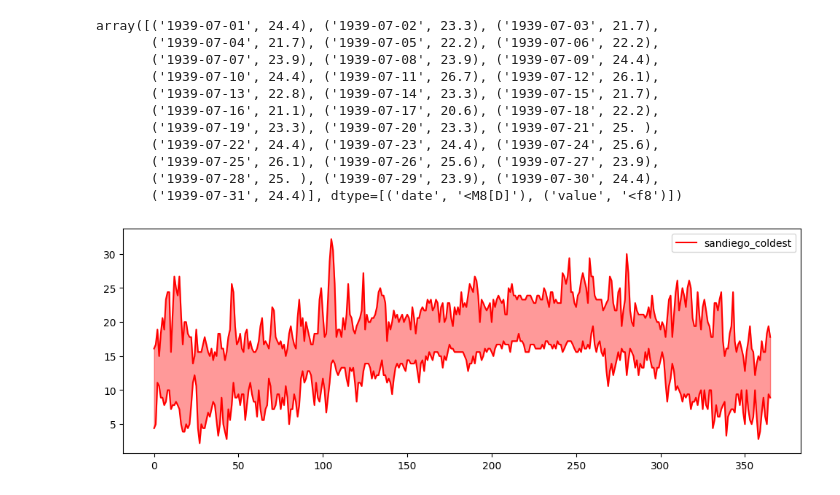
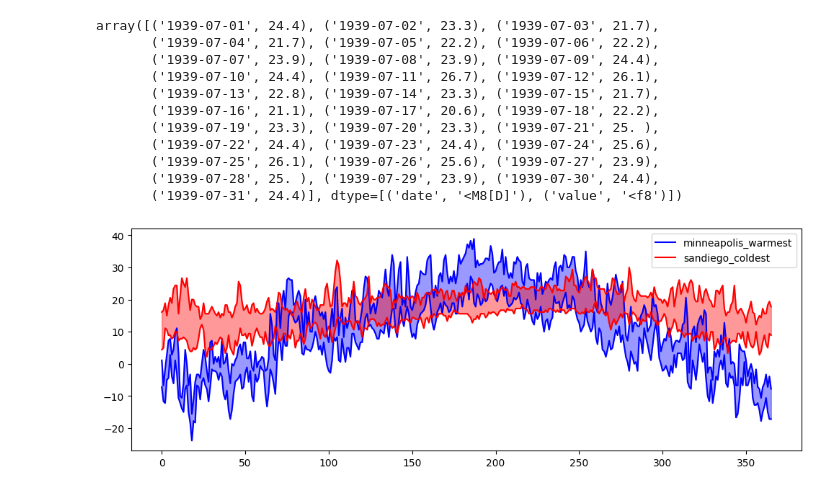
Before and after one commit to bagoferasers/project2_datascience, a Jupyter notebook: project2_nib667.ipynb, the cells around one changed output. Drawn from its saved outputs; the diff is of its cells as text; code cells hidden in the pictures.

```diff
--- a/project2_nib667.ipynb
+++ b/project2_nib667.ipynb
@@ -331,10 +331,16 @@ for day in tmin_selected:
     sandiego_min[day] = np.argmin(sandiego_tmin_selected)
 # %%
 plt.figure(figsize=(12,4))
+
+plt.plot(minneapolis_tmax_selected, label="minneapolis_warmest",color="blue")
+plt.plot(minneapolis_tmin_selected, color="blue")
+plt.fill_between(range(0,366),minneapolis_tmax_selected,minneapolis_tmin_selected,color="blue",alpha=0.4)
+
 plt.plot(sandiego_tmax_selected, label="sandiego_coldest",color="red")
 plt.plot(sandiego_tmin_selected, color="red")
 plt.fill_between(range(0,366),sandiego_tmax_selected,sandiego_tmin_selected,color="red",alpha=0.4)
+
 plt.legend(loc='best')
 plt.show()
 # %% [output]
-[figure, old version]
+[figure, new version]
```
Also changed, not shown: 2 other files.
